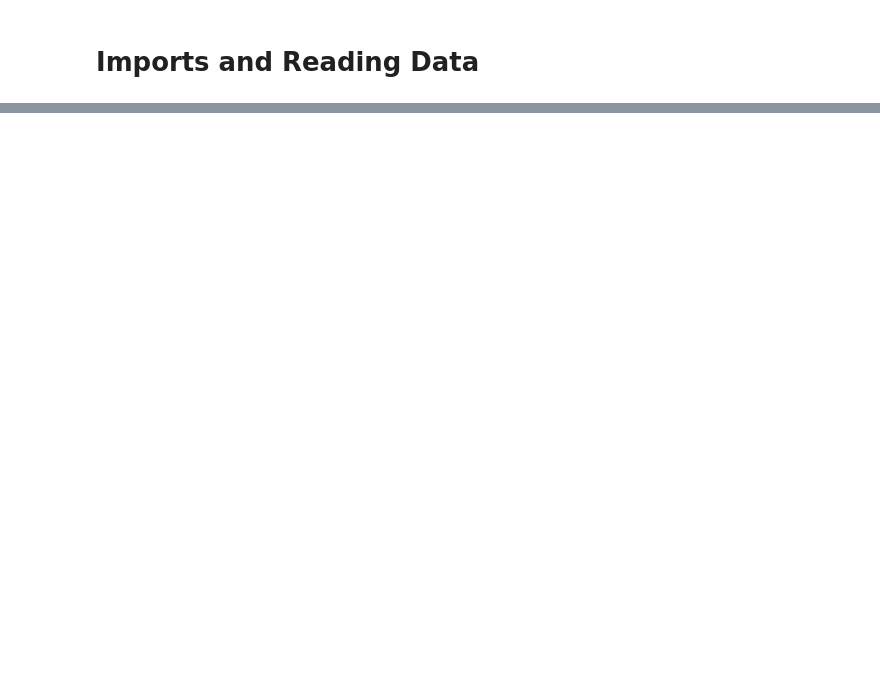
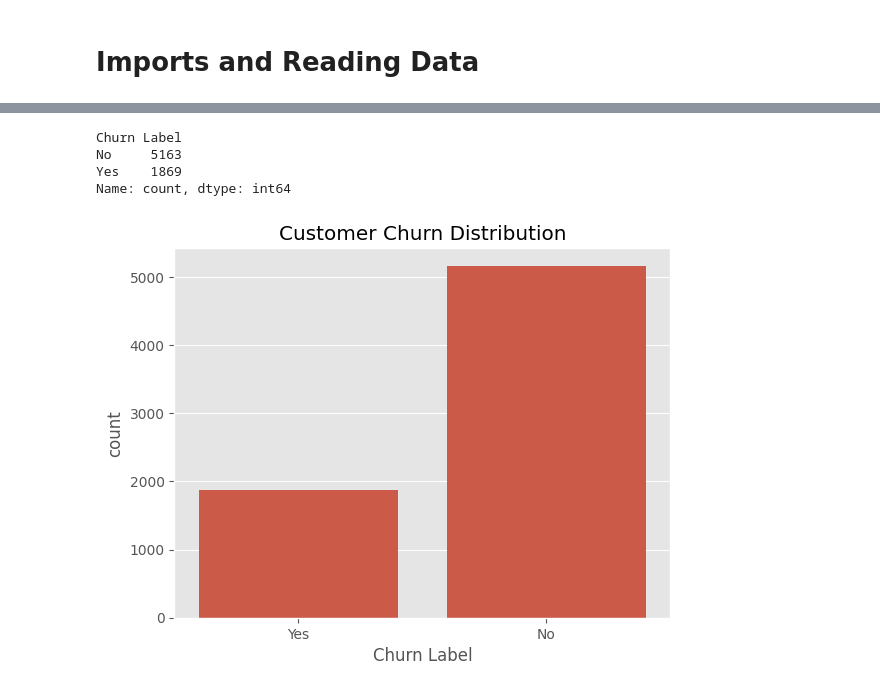
Before and after one commit to thanhtan2210/Scalable-Customer-Data-Platform-CDP-, a Jupyter notebook: clean_EDA.ipynb, the cells around one changed output, grey strips where cells are left out. Drawn from its saved outputs; the diff is of its cells as text; code cells hidden in the pictures; blank space fills up the shorter version.

Commit message:
push step-by-step on how cleaning the data flow the EDA

```diff
--- a/clean_EDA.ipynb
+++ b/clean_EDA.ipynb
@@ -12,0 +84,13 @@ OptionError: Pattern matched multiple keys
+# %%
+df = df[['CustomerID',
+        # 'Count',
+        #  'Country', 'State',
+         'City',
+        # 'Zip Code',
+        # 'Lat Long', 'Latitude', 'Longitude',
+       'Gender', 'Senior Citizen','Partner', 'Dependents', 'Tenure Months', 'Phone Service',
+       'Multiple Lines', 'Internet Service', 'Online Security',
+       'Online Backup', 'Device Protection', 'Tech Support', 'Streaming TV',
+       'Streaming Movies', 'Contract', 'Paperless Billing', 'Payment Method',
+       'Monthly Charges', 'Total Charges', 'Churn Label', 'Churn Value',
+       'Churn Score', 'CLTV', 'Churn Reason']].copy()
@@ -12,0 +179,3 @@ OptionError: Pattern matched multiple keys
+# %%
+df['Total Charges'] = pd.to_numeric(df['Total Charges'], errors='coerce')
+df.info()
@@ -12,0 +200,3 @@ OptionError: Pattern matched multiple keys
+# %%
+df.dropna(subset=['Total Charges'], inplace=True)
+df.isnull().sum()
@@ -12,0 +221,4 @@ OptionError: Pattern matched multiple keys
+# %%
+df['Partner'] = df['Partner'].map({'Yes': 1, 'No': 0})
+df['Senior Citizen'] = df['Senior Citizen'].map({'Yes': 1, 'No': 0})
+df['Dependents'] = df['Dependents'].map({'Yes': 1, 'No': 0})
@@ -12,0 +231,13 @@ OptionError: Pattern matched multiple keys
+# %%
+df["Churn Label"].value_counts()
+# %% [output]
+Churn Label
+No     5163
+Yes    1869
+Name: count, dtype: int64
+# %%
+sns.countplot(x='Churn Label', data=df)
+plt.title('Customer Churn Distribution')
+plt.show()
+# %% [output]
+[figure, added]
```
Also changed, not shown: parts of 40 cells of this notebook, 2 other files.
